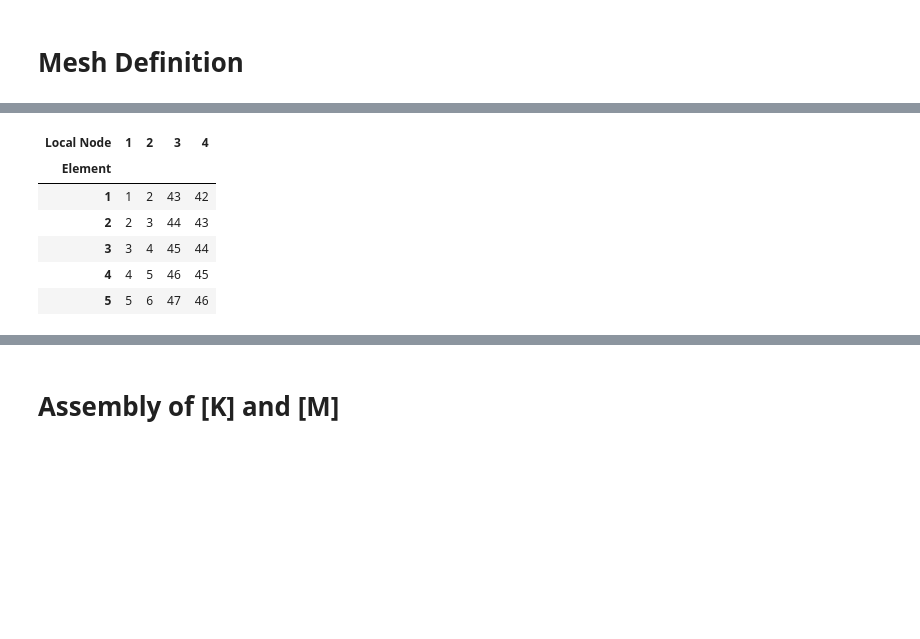
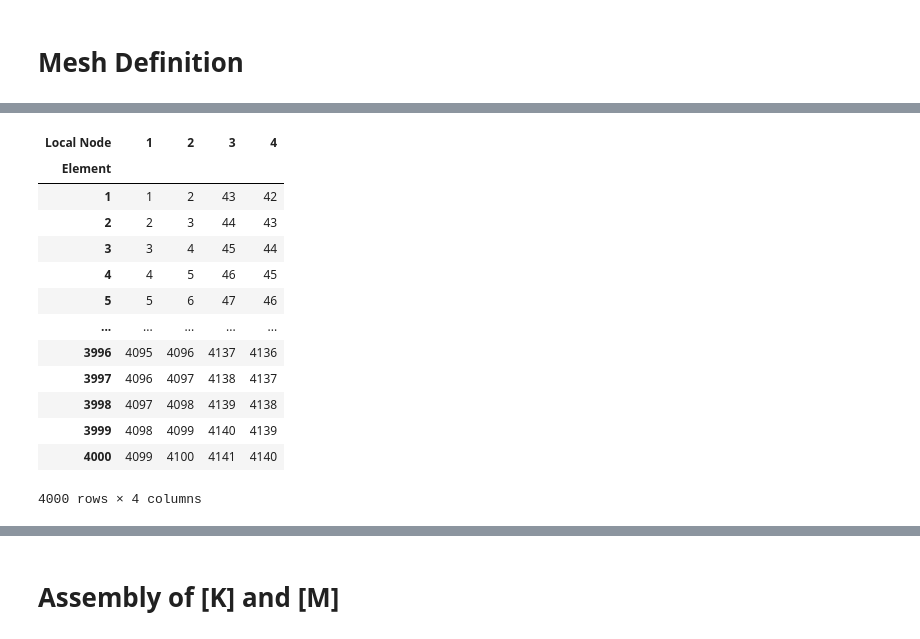
Before and after one commit to lucas-schroeder/Master_program_UFSC, a Jupyter notebook: VA/work2/FEM_Plate_lucas_schroeder.ipynb, the cells around one changed output, grey strips where cells are left out. Saved outputs shown, nothing was run; the diff lists cells and outputs as text; code cells hidden in the pictures; blank space fills up the shorter version.

```diff
--- a/VA/work2/FEM_Plate_lucas_schroeder.ipynb
+++ b/VA/work2/FEM_Plate_lucas_schroeder.ipynb
@@ -187,11 +191,18 @@ node_dof.head()
 # %%
-element_con.head()
+element_con
 # %% [output]
 | Local Node | 1 | 2 | 3 | 4 |
 | Element |  |  |  |  |
 | 1 | 1 | 2 | 43 | 42 |
 | 2 | 2 | 3 | 44 | 43 |
 | 3 | 3 | 4 | 45 | 44 |
 | 4 | 4 | 5 | 46 | 45 |
 | 5 | 5 | 6 | 47 | 46 |
+| ... | ... | ... | ... | ... |
+| 3996 | 4095 | 4096 | 4137 | 4136 |
+| 3997 | 4096 | 4097 | 4138 | 4137 |
+| 3998 | 4097 | 4098 | 4139 | 4138 |
+| 3999 | 4098 | 4099 | 4140 | 4139 |
+| 4000 | 4099 | 4100 | 4141 | 4140 |
+4000 rows × 4 columns
 # %%
```
Also changed, not shown: parts of 14 cells of this notebook, 1 other file.
